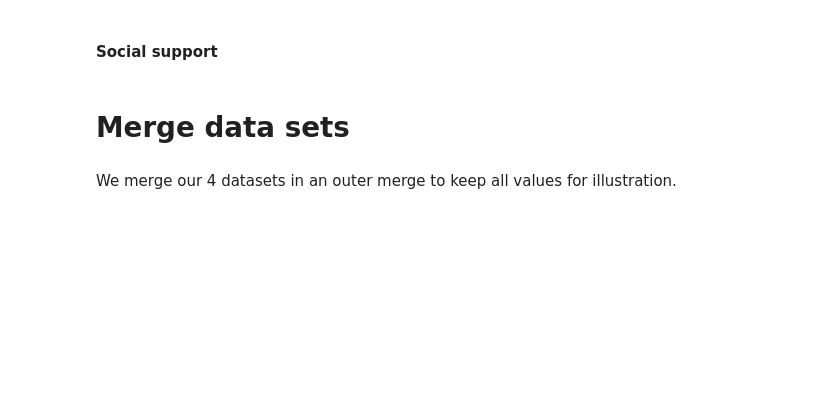
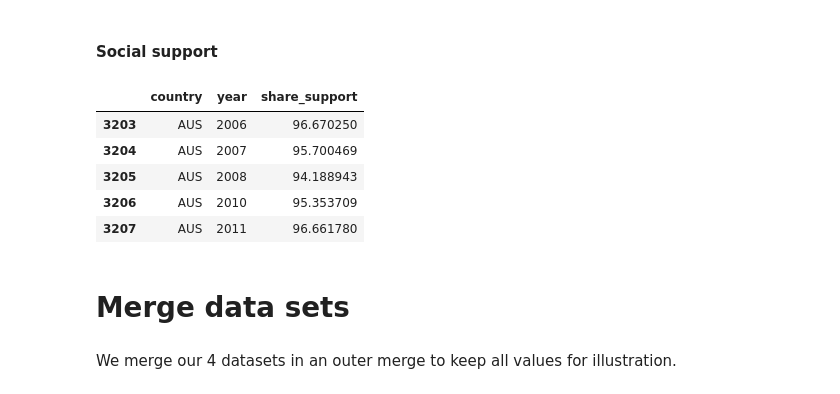
Before and after one commit to NumEconCopenhagen/projects-2023-ida-simone-elin, a Jupyter notebook: dataproject/dataproject.ipynb, the cells around one changed output. Cells and saved outputs as stored; diff of their text form; code cells hidden in the pictures; blank space fills up the shorter version.

```diff
--- a/dataproject/dataproject.ipynb
+++ b/dataproject/dataproject.ipynb
@@ -124,12 +168,22 @@ smokers.drop('SUBJECT', axis=1, inplace=True)
 # %%
 # clean social_support data
 social_support = dataclean(social_support, 'share_support')
 
 #We keep the values "TOT":
 I = social_support.SUBJECT.str.contains('TOT')
 social_support.loc[I,:]
 social_support = social_support.loc[I == True]
 social_support.drop('SUBJECT', axis=1, inplace=True)
+
+#we print the clean dataset
+social_support.head(5)
+# %% [output]
+|  | country | year | share_support |
+| 3203 | AUS | 2006 | 96.670250 |
+| 3204 | AUS | 2007 | 95.700469 |
+| 3205 | AUS | 2008 | 94.188943 |
+| 3206 | AUS | 2010 | 95.353709 |
+| 3207 | AUS | 2011 | 96.661780 |
 # %% [markdown]
 # Merge data sets
 # %% [markdown]
```
Also changed, not shown: parts of 15 cells of this notebook.
